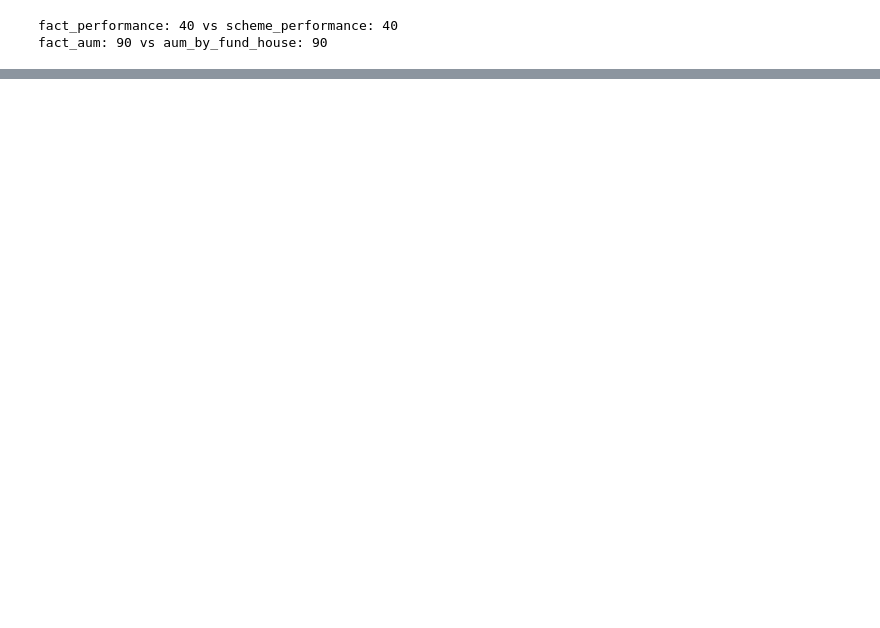
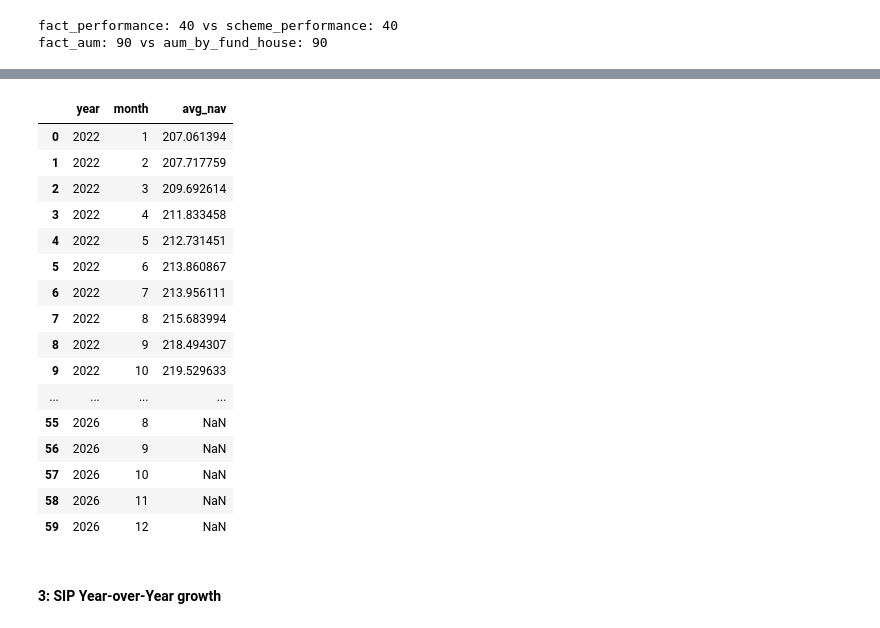
Before and after one commit to aksheyei/Mutual-Fund-Analysis, a Jupyter notebook: notebooks/day2_data_cleaning.ipynb, the cells around one changed output, grey strips where cells are left out. Drawn from its saved outputs; the diff is of its cells as text; code cells hidden in the pictures; blank space fills up the shorter version.

```diff
--- a/notebooks/day2_data_cleaning.ipynb
+++ b/notebooks/day2_data_cleaning.ipynb
@@ -637,0 +698,28 @@ fact_aum: 90 vs aum_by_fund_house: 90
+# %%
+pd.read_sql(
+    "SELECT d.year, d.month, AVG(n.nav) AS avg_nav "
+    "FROM dim_date d LEFT JOIN fact_nav n ON d.date_id = n.date_id "
+    "GROUP BY d.year, d.month "
+    "ORDER BY d.year, d.month;",
+    engine
+)
+# %% [output]
+|  | year | month | avg_nav |
+| 0 | 2022 | 1 | 207.061394 |
+| 1 | 2022 | 2 | 207.717759 |
+| 2 | 2022 | 3 | 209.692614 |
+| 3 | 2022 | 4 | 211.833458 |
+| 4 | 2022 | 5 | 212.731451 |
+| 5 | 2022 | 6 | 213.860867 |
+| 6 | 2022 | 7 | 213.956111 |
+| 7 | 2022 | 8 | 215.683994 |
+| 8 | 2022 | 9 | 218.494307 |
+| 9 | 2022 | 10 | 219.529633 |
+| ... | ... | ... | ... |
+| 55 | 2026 | 8 | NaN |
+| 56 | 2026 | 9 | NaN |
+| 57 | 2026 | 10 | NaN |
+| 58 | 2026 | 11 | NaN |
+| 59 | 2026 | 12 | NaN |
+# %% [markdown]
+#### 3: SIP Year-over-Year growth
```
Also changed, not shown: parts of 29 cells of this notebook, 1 other file.
